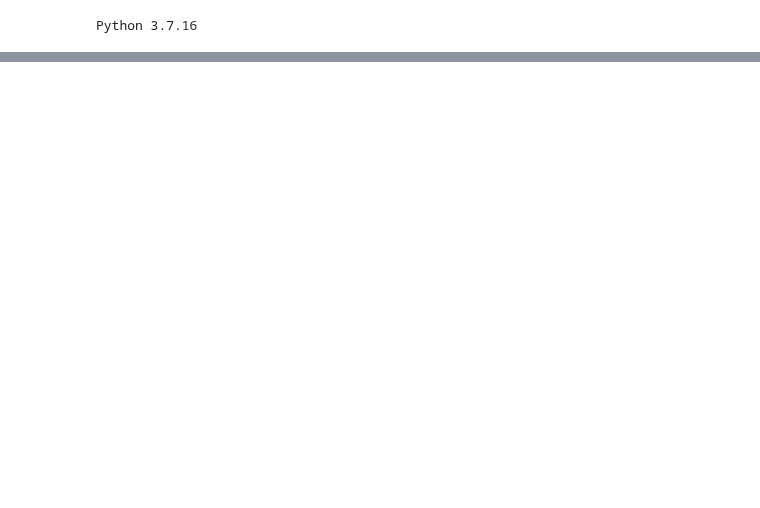
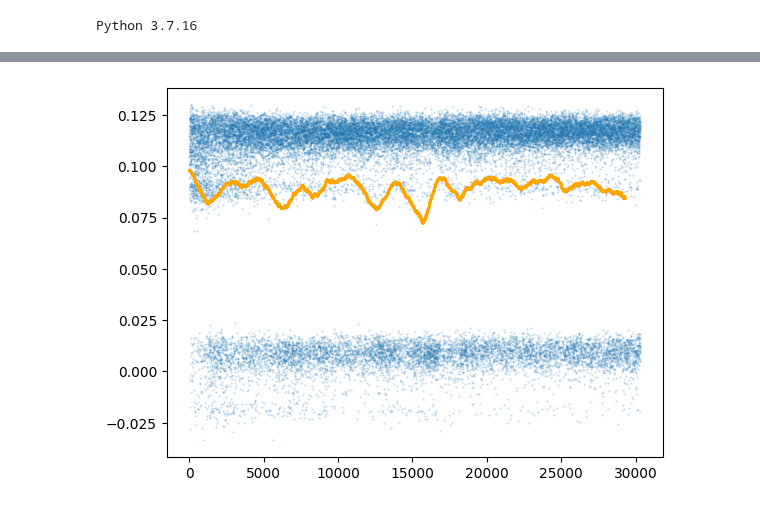
Before and after one commit to i4ata/BScProject, a Jupyter notebook: ppo_negotiation_rec_2/PPO_negotiation_tryouts.ipynb, the cells around one changed output, grey strips where cells are left out. Saved outputs shown, nothing was run; the diff lists cells and outputs as text; code cells hidden in the pictures; blank space fills up the shorter version.

```diff
--- a/ppo_negotiation_rec_2/PPO_negotiation_tryouts.ipynb
+++ b/ppo_negotiation_rec_2/PPO_negotiation_tryouts.ipynb
@@ -29,2 +35,6 @@ plot_rewards(all_action_rewards[1], w = 1000)
+# %%
+plot_rewards(d['decision'][0])
+# %% [output]
+[figure, added]
 # %%
 a = helpers.eval_agents(agents_no_negotiation, envs[0], communication_on = False)
```
Also changed, not shown: parts of 15 cells of this notebook.
